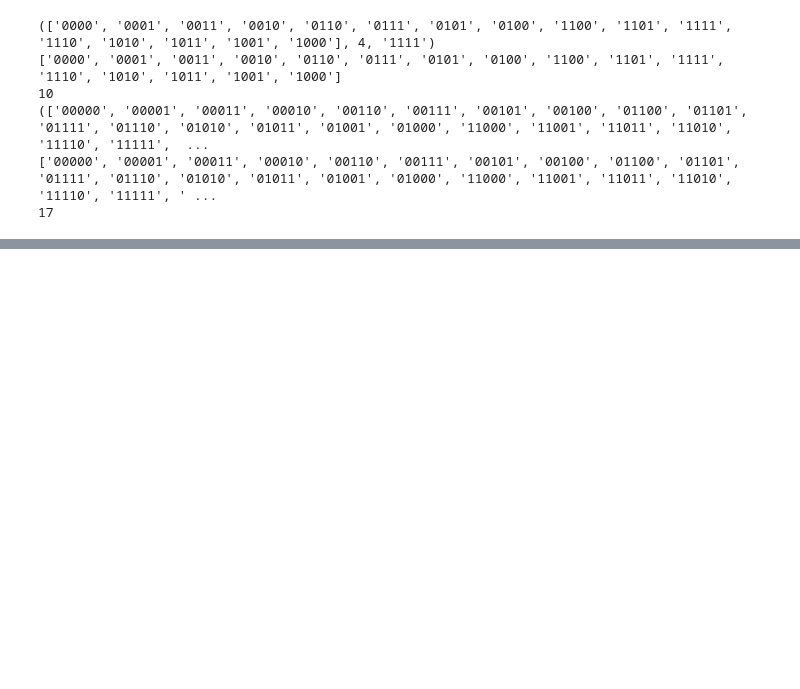
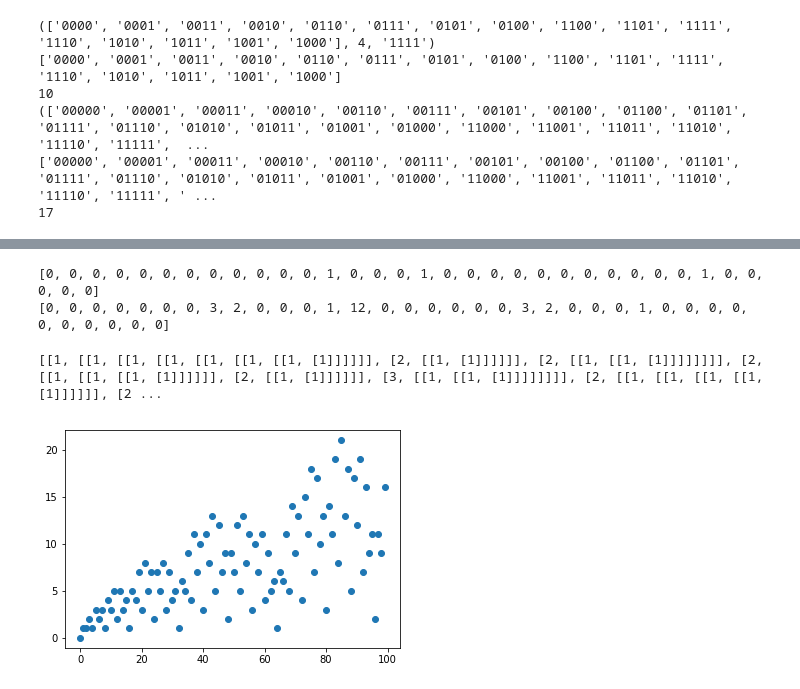
Before and after one commit to Unilmalas/RandomTrees, a Jupyter notebook: snippets22.ipynb, the cells around one changed output, grey strips where cells are left out. Cells and saved outputs as stored; diff of their text form; code cells hidden in the pictures; blank space fills up the shorter version.

```diff
--- a/snippets22.ipynb
+++ b/snippets22.ipynb
@@ -320,0 +1240,72 @@ if __name__=='__main__':
+# %%
+# Vigenère cipher
+
+def kaisiskiex(lgth, txt):
+    '''Kaisiskie examination on given text: return str pattern and average repeating distance for given str length'''
+    dscr = [0] * len(txt)
+    if lgth >= len(txt): # length of pattern longer than length of string
+        return dscr
+    for istrt in range(0, len(txt)-lgth+1): # run through string
+        #print('1st:', txt[istrt:istrt+lgth])
+        for idst in range(lgth, len(txt)-istrt-lgth+1):
+            #print('2nd:', txt[istrt+idst:istrt+idst+lgth])
+            if txt[istrt:istrt+lgth] == txt[istrt+idst:istrt+idst+lgth]:
+                #print('match!', idst)
+                dscr[idst] += 1
+    return dscr
+
+def main():
+    print(kaisiskiex(6, 'CSASTPKVSIQUTGQUCSASTPIUAQJBCSASTP'))
+    print(kaisiskiex(2, 'ACBBABCDEFBBACDEFGHIJKLBBACDEFGHIJKL'))
+
+if __name__ == '__main__':
+    main()
+# %% [output]
+[0, 0, 0, 0, 0, 0, 0, 0, 0, 0, 0, 0, 1, 0, 0, 0, 1, 0, 0, 0, 0, 0, 0, 0, 0, 0, 0, 0, 1, 0, 0, 0, 0, 0]
+[0, 0, 0, 0, 0, 0, 0, 3, 2, 0, 0, 0, 1, 12, 0, 0, 0, 0, 0, 0, 3, 2, 0, 0, 0, 1, 0, 0, 0, 0, 0, 0, 0, 0, 0, 0]
+# %%
+# unique sums
+
+def uniqs(n):
+    '''return representations of n as unique sums'''
+    if n == 1:
+        return [1]
+    res = []
+    for k in range(1, int(n/2)+1):
+        res.append([k, uniqs(n-k)])
+    return res
+
+def main():
+    print(uniqs(8))
+
+if __name__ == '__main__':
+    main()
+# %% [output]
+[[1, [[1, [[1, [[1, [[1, [[1, [[1, [1]]]]]], [2, [[1, [1]]]]]], [2, [[1, [[1, [1]]]]]]]], [2, [[1, [[1, [[1, [1]]]]]], [2, [[1, [1]]]]]], [3, [[1, [[1, [1]]]]]]]], [2, [[1, [[1, [[1, [[1, [1]]]]]], [2 ...
+# %%
+# Fusc sequence
+import numpy as np
+import matplotlib.pyplot as plt
+
+def fusc(n):
+    '''return n th element of the Fusc sequence'''
+    if n <= 0:
+        return 0
+    if n == 1:
+        return 1
+    if n % 2 == 0:
+        return fusc(n / 2)
+    return fusc((n-1) / 2) + fusc((n+1) / 2)
+
+def main():
+    #print(fusc(12))
+    N = 100
+    x = np.arange(N)
+    y = np.array([fusc(n) for n in x])
+    plt.scatter(x, y)
+    plt.show()
+
+if __name__ == '__main__':
+    main()
+# %% [output]
+[figure, added]
```
Also changed, not shown: parts of 23 cells of this notebook.
